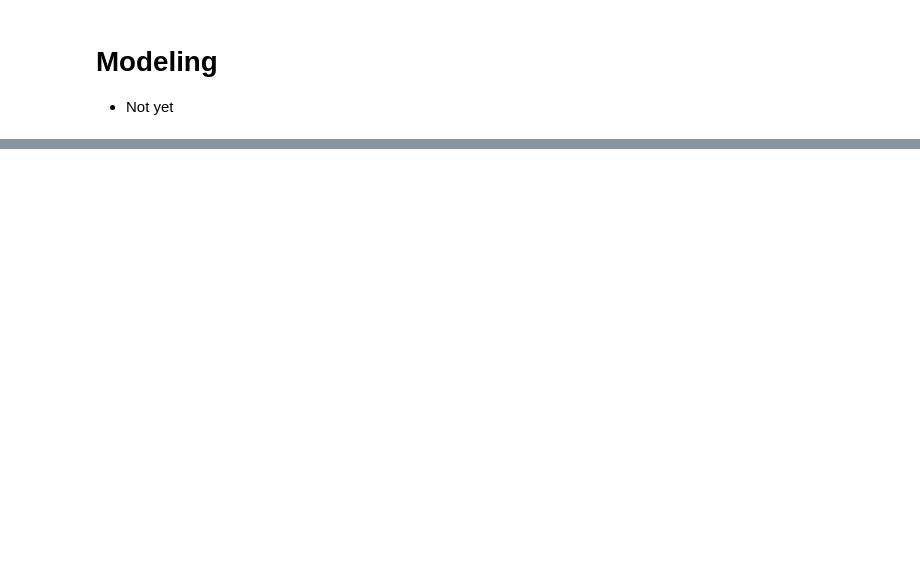
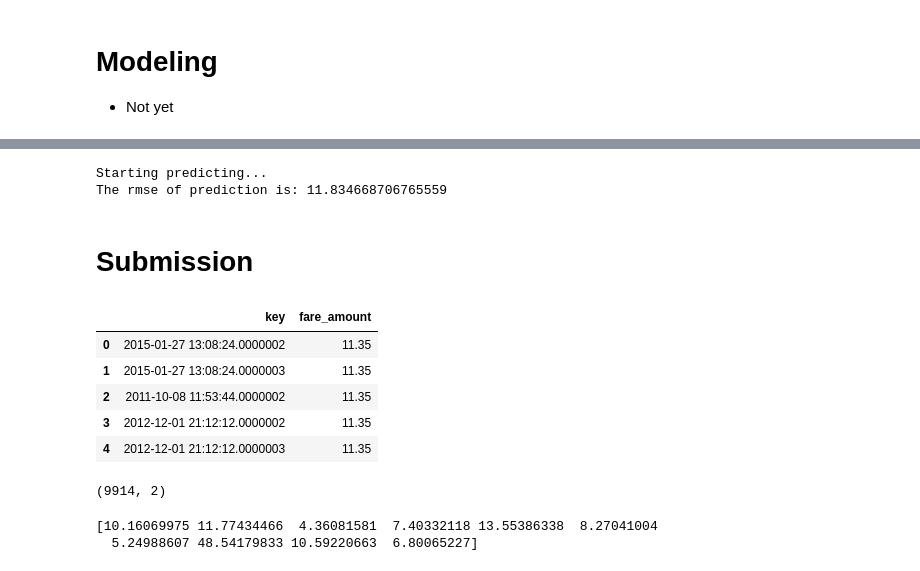
Before and after one commit to jerife/Kaggle, a Jupyter notebook: 08 New York City Taxi Fare Prediction.ipynb, the cells around one changed output, grey strips where cells are left out. Cells and saved outputs as stored; diff of their text form; code cells hidden in the pictures; blank space fills up the shorter version.

Commit message:
feat. Modeling LightGBM Regressor (Score : 3.33426)

```diff
--- a/08 New York City Taxi Fare Prediction.ipynb
+++ b/08 New York City Taxi Fare Prediction.ipynb
@@ -482,0 +526,25 @@ Y test data shape : (194942,)
+# %%
+print('Starting predicting...')
+# predict
+y_pred = model.predict(x_test)
+# eval
+print('The rmse of prediction is:', mean_squared_error(y_test, y_pred))
+# %% [output]
+Starting predicting...
+The rmse of prediction is: 11.834668706765559
+# %% [markdown]
+# Submission
+# %%
+submission = pd.read_csv('../input/new-york-city-taxi-fare-prediction/sample_submission.csv')
+submission.head()
+# %% [output]
+|  | key | fare_amount |
+| 0 | 2015-01-27 13:08:24.0000002 | 11.35 |
+| 1 | 2015-01-27 13:08:24.0000003 | 11.35 |
+| 2 | 2011-10-08 11:53:44.0000002 | 11.35 |
+| 3 | 2012-12-01 21:12:12.0000002 | 11.35 |
+| 4 | 2012-12-01 21:12:12.0000003 | 11.35 |
+# %%
+submission.shape
+# %% [output]
+(9914, 2)
@@ -482,0 +553,5 @@ Y test data shape : (194942,)
+# %%
+print(pred[:10])
+# %% [output]
+[10.16069975 11.77434466  4.36081581  7.40332118 13.55386338  8.27041004
+  5.24988607 48.54179833 10.59220663  6.80065227]
```
Also changed, not shown: parts of 14 cells of this notebook.
